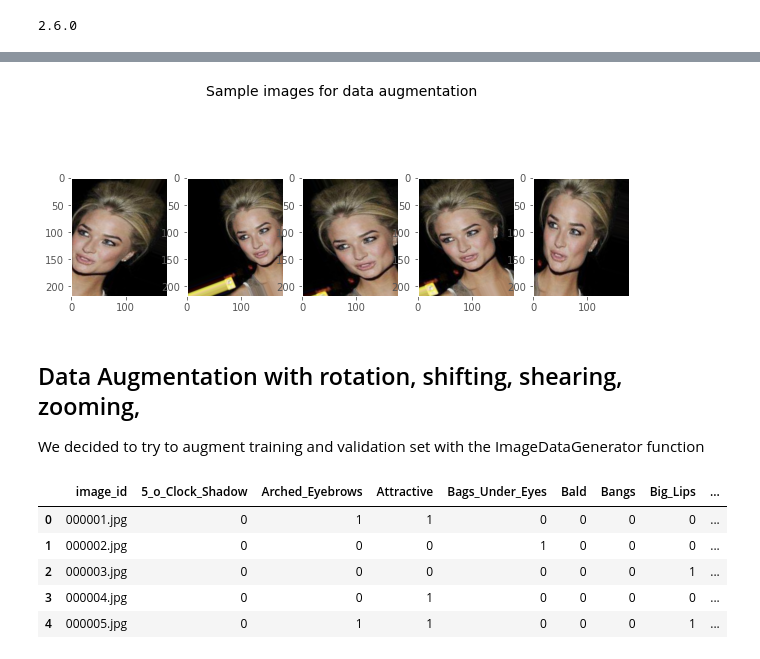
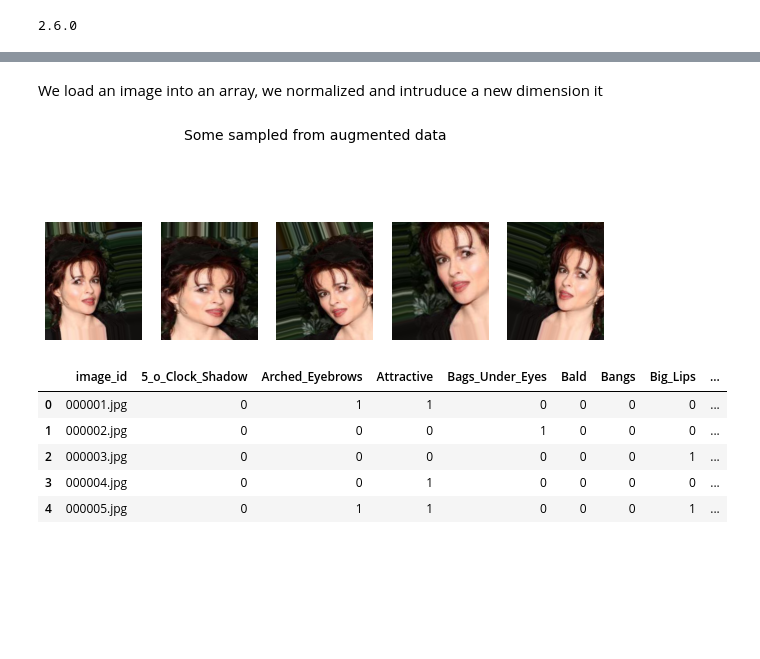
Before and after one commit to Kata5/DeepLearning2021, a Jupyter notebook: DeepLearning2021_Milestone01.ipynb, the cells around one changed output, grey strips where cells are left out. Cells and saved outputs as stored; diff of their text form; code cells hidden in the pictures; blank space fills up the shorter version.

```diff
--- a/DeepLearning2021_Milestone01.ipynb
+++ b/DeepLearning2021_Milestone01.ipynb
@@ -323,0 +366,2 @@ We use ImageDataGenerator from tensorflow for data augmentation
+# %% [markdown]
+We load an image into an array, we normalized and intruduce a new dimension it
@@ -324,34 +375,22 @@ We use ImageDataGenerator from tensorflow for data augmentation
+# %%
+x = load_reshape_img(crsPath + os.sep + img_name)
 # %%
-datagen =  ImageDataGenerator(
-  horizontal_flip=True,
-  rotation_range=30,
-  zoom_range=0.2,
-  height_shift_range=0.2,
-  shear_range=0.2,
-  width_shift_range=0.2
-)
-
-# load one image and reshape
-
-img = load_img(crsPath + os.sep + img_name)
-x = img_to_array(img)/255.
-x = x.reshape((1,) + x.shape)
-
 # plot 5 augmented images of the loaded image
 plt.figure(figsize=(10,10))
-plt.suptitle('Sample images for data augmentation', fontsize=14)
+plt.suptitle('Some sampled from augmented data', fontsize=14)
 
 i = 0
 for batch in datagen.flow(x, batch_size=1):
     plt.subplot(3, 5, i+1)
     plt.grid(False)
-    plt.imshow( batch.reshape(218, 178, 3))
+    plt.axis('off')
+    plt.imshow( batch.reshape(IMG_HEIGHT, IMG_WIDTH, 3))
 
     if i == 4:
         break
     i += 1
 
 plt.show()
 # %% [output]
-[figure, old version]
+[figure, new version]
 # %%
@@ -392,7 +421,3 @@ def generate_df(partition, attr, num_samples):
             y_.append(target[attr])
 
     return x_, y_
-# %% [markdown]
-## Data Augmentation with rotation, shifting, shearing, zooming,
-
-We decided to try to augment training and validation set with the ImageDataGenerator function
```
Also changed, not shown: parts of 32 cells of this notebook.
